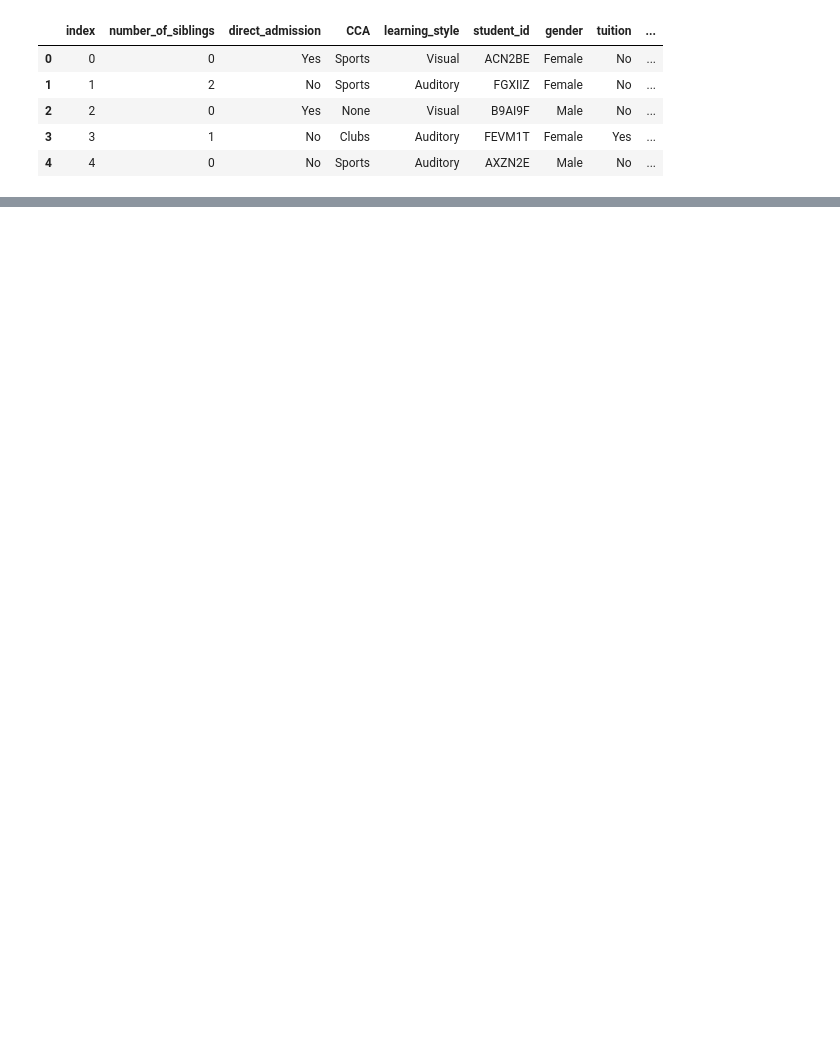
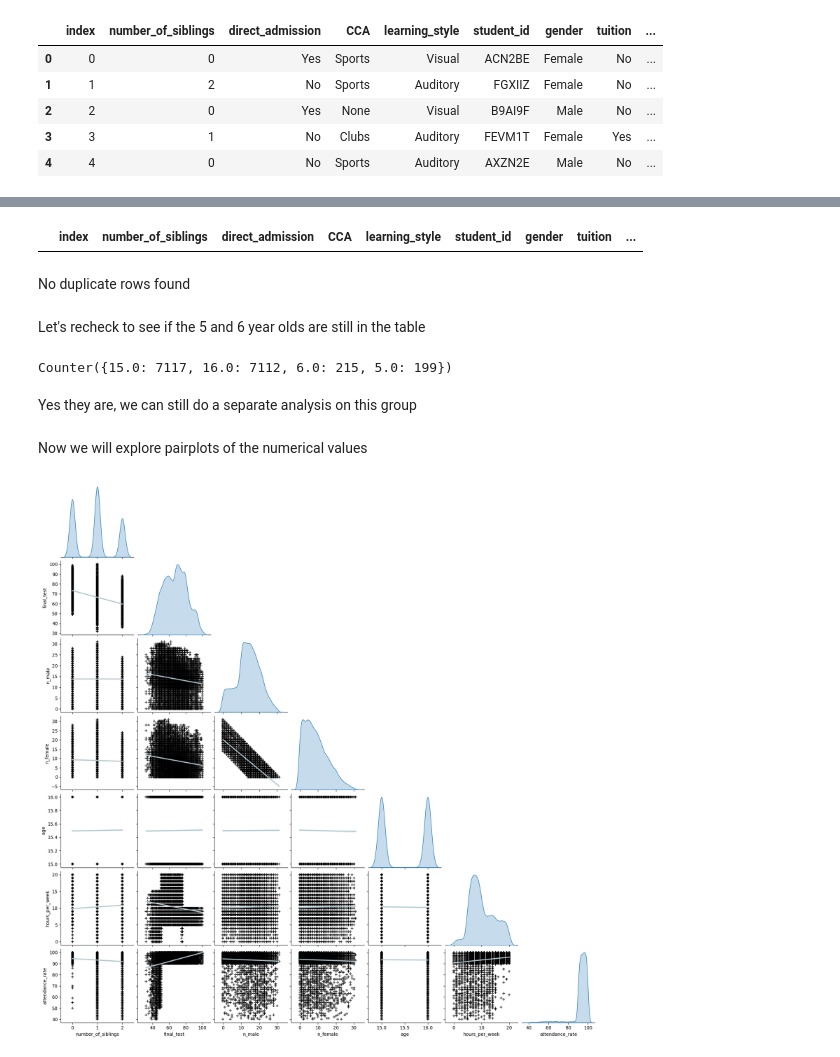
Before and after one commit to raytrk/Projects, a Jupyter notebook: Python/AIAP_PYS/eda.ipynb, the cells around one changed output, grey strips where cells are left out. Drawn from its saved outputs; the diff is of its cells as text; code cells hidden in the pictures; blank space fills up the shorter version.

```diff
--- a/Python/AIAP_PYS/eda.ipynb
+++ b/Python/AIAP_PYS/eda.ipynb
@@ -83,0 +142,3 @@ memory usage: 2.2+ MB
+# %%
+#Remove records with negative ages
+df = df[df.age > 0]
@@ -83,0 +205,35 @@ memory usage: 2.2+ MB
+# %%
+#Check for duplicates
+df_nonull[df_nonull.duplicated(keep = 'first')]
+# %% [output]
+|  | index | number_of_siblings | direct_admission | CCA | learning_style | student_id | gender | tuition | ... |
+# %% [markdown]
+No duplicate rows found
+# %% [markdown]
+Let's recheck to see if the 5 and 6 year olds are still in the table
+# %%
+
+count = Counter(df_nonull.age)
+count
+# %% [output]
+Counter({15.0: 7117, 16.0: 7112, 6.0: 215, 5.0: 199})
+# %% [markdown]
+Yes they are, we can still do a separate analysis on this group
+# %%
+df_older = df[df.age >= 15]
+df_younger = df[df.age < 15]
+# %% [markdown]
+Now we will explore pairplots of the numerical values
+# %%
+#For the Older group
+#less the index column
+sns.pairplot(df_older.iloc[:,1:],
+                 markers="+",
+                 diag_kind="kde",
+                 kind='reg',
+                 plot_kws={'line_kws':{'color':'#aec6cf'},
+                           'scatter_kws': {'alpha': 0.7,
+                                           'color': 'black'}},
+                 corner=True);
+# %% [output]
+[figure, added]
```
Also changed, not shown: parts of 23 cells of this notebook, 10 other files.
